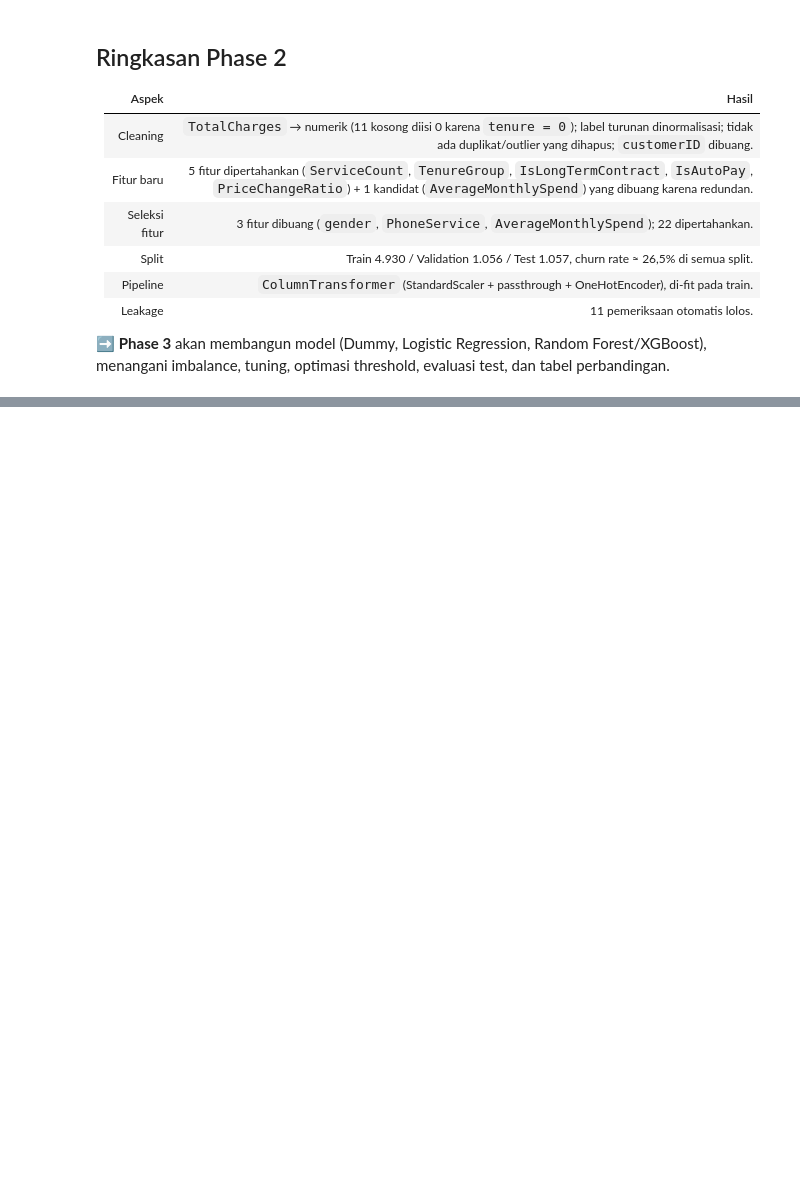
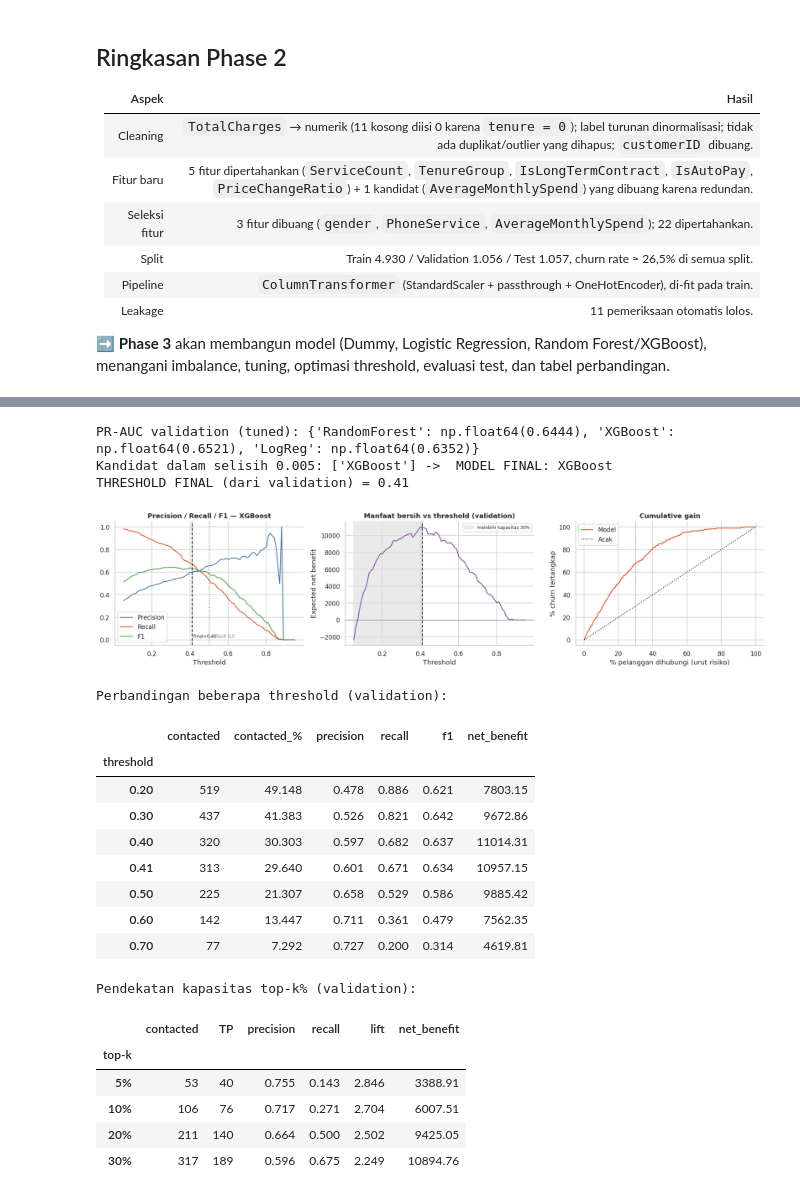
Before and after one commit to arielsharonferdinandus/Telco_Customer_Churn_Prediction, a Jupyter notebook: Telco_Churn_Notebook.ipynb, the cells around one changed output, grey strips where cells are left out. Cells and saved outputs as stored; diff of their text form; code cells hidden in the pictures; blank space fills up the shorter version.

```diff
--- a/Telco_Churn_Notebook.ipynb
+++ b/Telco_Churn_Notebook.ipynb
@@ -835,0 +1090,55 @@ Semua pemeriksaan leakage LOLOS.
+# %%
+# Pemilihan model kandidat final: PR-AUC validation tertinggi; jika selisih <= 0.005 pilih yang lebih interpretable (aturan ditetapkan di awal)
+interp_rank = {'LogReg': 0, 'RandomForest': 1, 'XGBoost': 2}   # 0 = paling interpretable
+val_pr = {k: average_precision_score(y_val, p) for k, p in tuned_val_proba.items()}
+top = max(val_pr.values())
+cands = [k for k, v in val_pr.items() if top - v <= 0.005]
+FINAL_MODEL_NAME = min(cands, key=lambda k: interp_rank[k])
+print('PR-AUC validation (tuned):', {k: round(v, 4) for k, v in val_pr.items()})
+print('Kandidat dalam selisih 0.005:', cands, '->  MODEL FINAL:', FINAL_MODEL_NAME)
+final_pipe = searches[FINAL_MODEL_NAME].best_estimator_
+final_val_scores = tuned_val_proba[FINAL_MODEL_NAME]
+FINAL_THRESHOLD = float(best_thr[FINAL_MODEL_NAME].threshold)
+print(f'THRESHOLD FINAL (dari validation) = {FINAL_THRESHOLD:.2f}')
+# %% [output]
+PR-AUC validation (tuned): {'RandomForest': np.float64(0.6444), 'XGBoost': np.float64(0.6521), 'LogReg': np.float64(0.6352)}
+Kandidat dalam selisih 0.005: ['XGBoost'] ->  MODEL FINAL: XGBoost
+THRESHOLD FINAL (dari validation) = 0.41
+# %%
+sw = sweeps[FINAL_MODEL_NAME]
+fig, ax = plt.subplots(1, 3, figsize=(17, 4.2))
+ax[0].plot(sw.threshold, sw.precision, label='Precision', color='#4C78A8'); ax[0].plot(sw.threshold, sw.recall, label='Recall', color=COL['Yes']); ax[0].plot(sw.threshold, sw.f1, label='F1', color='#54A24B')
+ax[0].axvline(FINAL_THRESHOLD, color='k', ls='--'); ax[0].axvline(0.5, color='grey', ls=':'); ax[0].set(xlabel='Threshold', title=f'Precision / Recall / F1 — {FINAL_MODEL_NAME}'); ax[0].legend()
+ax[0].text(FINAL_THRESHOLD, 0.02, f' final={FINAL_THRESHOLD:.2f}', fontsize=8); ax[0].text(0.5, 0.02, ' default 0,5', fontsize=8, color='grey')
+ax[1].plot(sw.threshold, sw.net_benefit, color='#7B4EA3'); ax[1].axvline(FINAL_THRESHOLD, color='k', ls='--'); ax[1].axhline(0, color='grey', lw=.8)
+cap_thr = sw[sw['contacted_%'] <= CAMPAIGN['capacity']*100].threshold.min(); ax[1].axvspan(0.05, cap_thr, color='#ddd', alpha=.6, label='melebihi kapasitas 30%'); ax[1].legend(fontsize=8)
+ax[1].set(xlabel='Threshold', ylabel='Expected net benefit', title='Manfaat bersih vs threshold (validation)')
+order = np.argsort(-final_val_scores); gain = np.cumsum(np.asarray(y_val)[order]) / y_val.sum(); x = np.arange(1, len(y_val) + 1) / len(y_val)
+ax[2].plot(x * 100, gain * 100, color=COL['Yes'], label='Model'); ax[2].plot([0, 100], [0, 100], 'k:', label='Acak'); ax[2].axvline(30, color='grey', ls='--', lw=.8)
+ax[2].set(xlabel='% pelanggan dihubungi (urut risiko)', ylabel='% churn tertangkap', title='Cumulative gain'); ax[2].legend()
+plt.tight_layout(); plt.show()
+
+print('Perbandingan beberapa threshold (validation):')
+pick = sw[sw.threshold.isin([0.20, 0.30, 0.40, 0.50, 0.60, 0.70, FINAL_THRESHOLD])].drop_duplicates('threshold')
+display(pick.round(3).set_index('threshold'))
+print('\nPendekatan kapasitas top-k% (validation):')
+display(topk_table(y_val, final_val_scores, monthly_val).round(3).set_index('top-k'))
+# %% [output]
+[figure, added]
+Perbandingan beberapa threshold (validation):
+|  | contacted | contacted_% | precision | recall | f1 | net_benefit |
+| threshold |  |  |  |  |  |  |
+| 0.20 | 519 | 49.148 | 0.478 | 0.886 | 0.621 | 7803.15 |
+| 0.30 | 437 | 41.383 | 0.526 | 0.821 | 0.642 | 9672.86 |
+| 0.40 | 320 | 30.303 | 0.597 | 0.682 | 0.637 | 11014.31 |
+| 0.41 | 313 | 29.640 | 0.601 | 0.671 | 0.634 | 10957.15 |
+| 0.50 | 225 | 21.307 | 0.658 | 0.529 | 0.586 | 9885.42 |
+| 0.60 | 142 | 13.447 | 0.711 | 0.361 | 0.479 | 7562.35 |
+| 0.70 | 77 | 7.292 | 0.727 | 0.200 | 0.314 | 4619.81 |
+Pendekatan kapasitas top-k% (validation):
+|  | contacted | TP | precision | recall | lift | net_benefit |
+| top-k |  |  |  |  |  |  |
+| 5% | 53 | 40 | 0.755 | 0.143 | 2.846 | 3388.91 |
+| 10% | 106 | 76 | 0.717 | 0.271 | 2.704 | 6007.51 |
+| 20% | 211 | 140 | 0.664 | 0.500 | 2.502 | 9425.05 |
+| 30% | 317 | 189 | 0.596 | 0.675 | 2.249 | 10894.76 |
```
Also changed, not shown: parts of 23 cells of this notebook.
